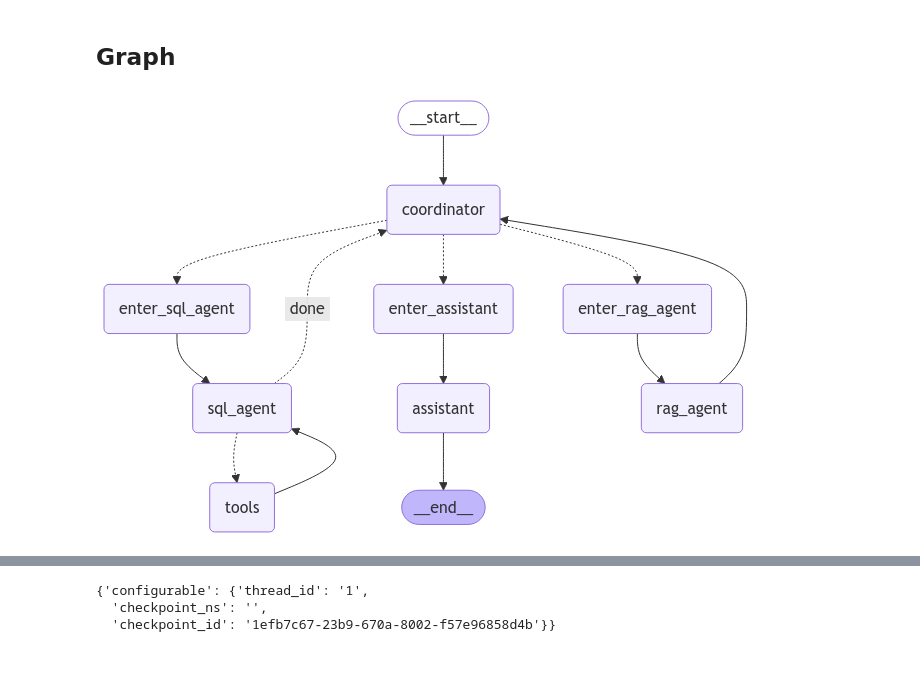
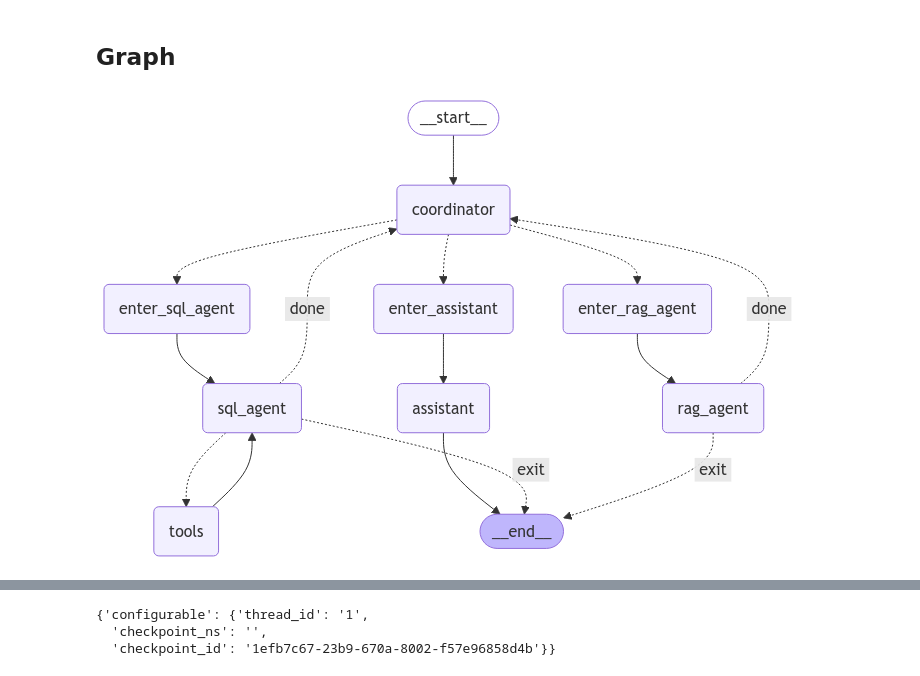
Before and after one commit to HassanAli101/RAG-Enterprise-Chatbot, a Jupyter notebook: sql_agent/sql_agent.ipynb, the cells around one changed output, grey strips where cells are left out. Saved outputs shown, nothing was run; the diff lists cells and outputs as text; code cells hidden in the pictures.

```diff
--- a/sql_agent/sql_agent.ipynb
+++ b/sql_agent/sql_agent.ipynb
@@ -419,15 +419,7 @@ times. When necessary, clarify the query with the Coordinator before responding.
 Ensure that responses are customer-focused and do not disclose internal system
 details or processes."""
 
-rag_prompt_template = """You are the RAG (Retrieval-Augmented Generation) Agent
-in a multi-agent chatbot system for Uber Eats.  You are provided with a
-pre-retrieved context containing relevant information from company policies,
-rules, regulations, FAQs, and customer support-related documents.  Your role is
-to analyze this context and extract the most relevant and accurate information
-to respond to the user query.  Do not retrieve new information; focus solely on
-processing the given context. Provide concise and factual responses without
-speculations or interpretations.  If you are unable to find the answer in the
-context, you can respond with "I'm sorry, I don't have that information.
+rag_prompt_template = """Answer the question based on the given context and question.
 
 Context: {context} Question: {question} Answer:"""
 
@@ -478,6 +470,7 @@ class State(TypedDict):
     messages: Annotated[list[AnyMessage], add_messages]
     is_last_step: IsLastStep
     pending_tool_calls: list[BaseTool]
+    agent_responses: list[str]
 # %% [markdown]
 ## Customer RAG Agent
 # %%
@@ -648,13 +642,23 @@ router_llm = llm.bind_tools([ToSqlAgent, ToRagAgent, ToAssistant])
 
 def coordinator_node(state: State):
     # if isinstance(state['messages'][-1], HumanMessage):
-    # if isinstance(state['messages'][-1], AIMessage):
+    if isinstance(state['messages'][-1], AIMessage):
+        pending_tool_calls = state["pending_tool_calls"]
+        agent_responses = state["agent_responses"]
+        agent_responses.append(state['messages'][-1].content)
+        if pending_tool_calls:
+            tool_call = pending_tool_calls.pop(0)
+            response = AIMessage(content=tool_call["args"]["query"], tool_calls=[tool_call])
+            return {"messages": [response], "pending_tool_calls": pending_tool_calls, "agent_responses": agent_responses}
+
     messages = [{"role": "system", "content": coordinator_prompt}] + state["messages"]
     response = router_llm.invoke(messages)
-    # TODO: Handle multiple tool calls
-    tool=response.tool_calls[0]
-    response.tool_calls=[tool]
-    return {"messages": [response]}
+    # coordinator will alway communicate via tool calling
+    tool_calls=response.tool_calls
+    if len(tool_calls) == 1:
+        return {"messages": [response]}
+    response.tool_calls=[tool_calls[0]]
+    return {"messages": [response], "pending_tool_calls": tool_calls[1:]}
 
 def route_coordinator(
     state: State,
@@ -712,13 +716,15 @@ def create_tool_node_with_fallback(tools: list) -> dict:
     )
 
 
-def pending_tool_calls(state: State) -> Literal["tools", "done"]:
+def pending_tool_calls(state: State) -> Literal["tools", "done", "exit"]:
     last_message = state["messages"][-1]
     if not isinstance(last_message, AIMessage):
         raise TypeError(f"Expected AIMessage, got {type(last_message)}")
     if last_message.tool_calls:
         return "tools"
-    return "done"
+    if state["pending_tool_calls"] or state["agent_responses"]:
+        return "done"
+    return "exit"
 
 graph = StateGraph(State)
 
@@ -731,36 +737,38 @@ graph.add_node("enter_sql_agent", create_entry_node("SQL Agent", "sql_agent"))
 graph.add_node("enter_rag_agent", create_entry_node("Customer RAG Agent", "rag_agent"))
 graph.add_node("enter_assistant", create_entry_node("General Assistant", "assistant"))
 # graph.add_node("parallel_tools", handle_parallel_tools)
 
 graph.add_edge(START, "coordinator")
 graph.add_conditional_edges(
     "coordinator",
     route_coordinator,
     [
         "enter_sql_agent",
         "enter_rag_agent",
         "enter_assistant",
         # "parallel_tools",
         # "coordinator"
     ],
 )
 # graph.add_edge("parallel_tools", "coordinator")
 graph.add_edge("enter_sql_agent", "sql_agent")
 graph.add_edge("enter_rag_agent", "rag_agent")
 graph.add_edge("enter_assistant", "assistant")
 graph.add_conditional_edges(
-    "sql_agent", pending_tool_calls, {"tools": "tools", "done": "coordinator"}
+    "sql_agent", pending_tool_calls, {"tools": "tools", "done": "coordinator", "exit": END}
+)
+graph.add_conditional_edges(
+    "rag_agent", pending_tool_calls, {"done": "coordinator", "exit": END}
 )
 graph.add_edge("tools", "sql_agent")
-graph.add_edge("rag_agent", "coordinator")
 graph.add_edge("assistant", END)
 
 memory = MemorySaver()
 graph = graph.compile(checkpointer=memory)#, interrupt_after=["parallel_tools"])
 
 display(Image(graph.get_graph(xray=1).draw_mermaid_png()))
 # %% [output]
-[figure, old version]
+[figure, new version]
 # %%
 config = {"configurable": {"thread_id": "1"}}
 
```
Also changed, not shown: parts of 4 cells of this notebook.
